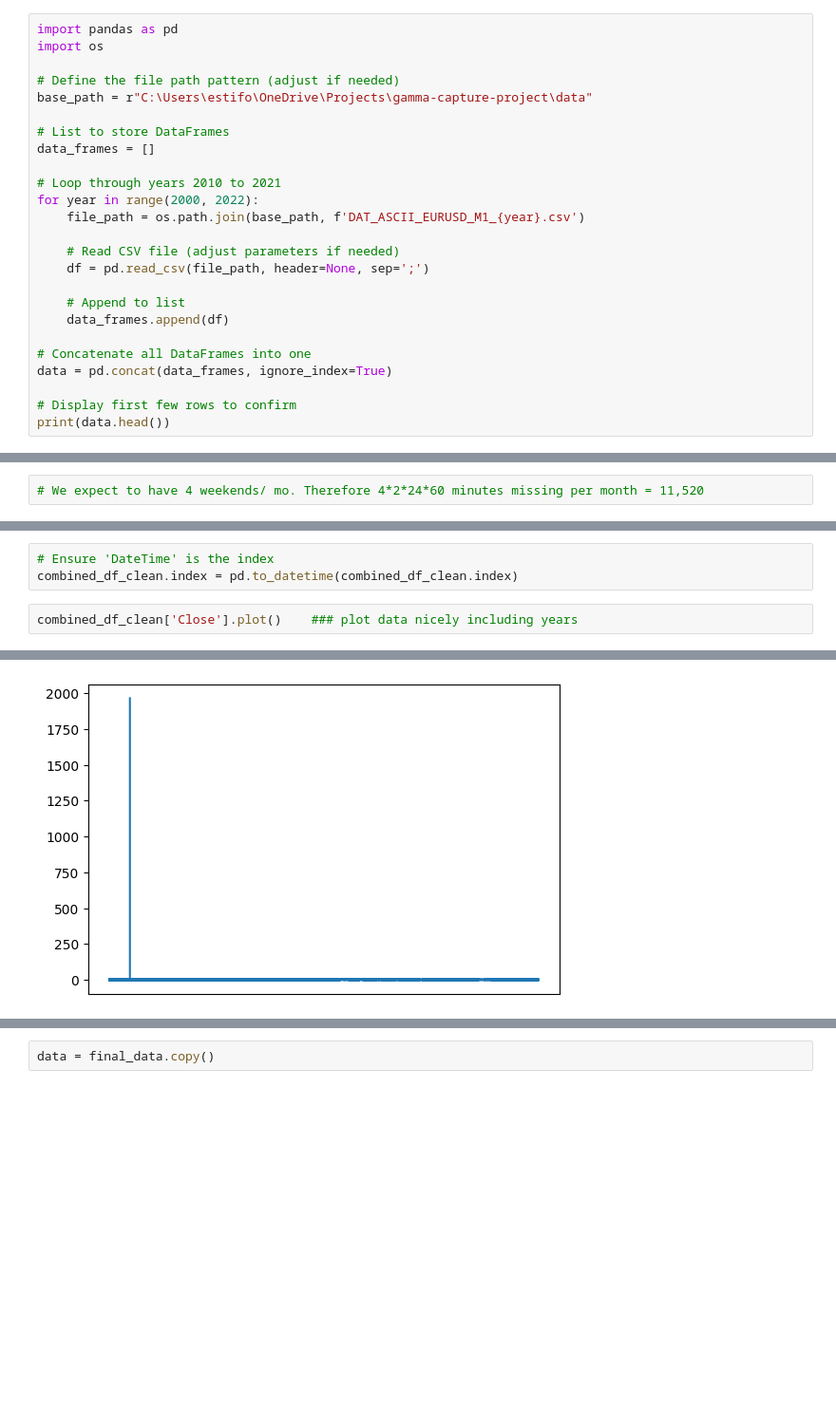
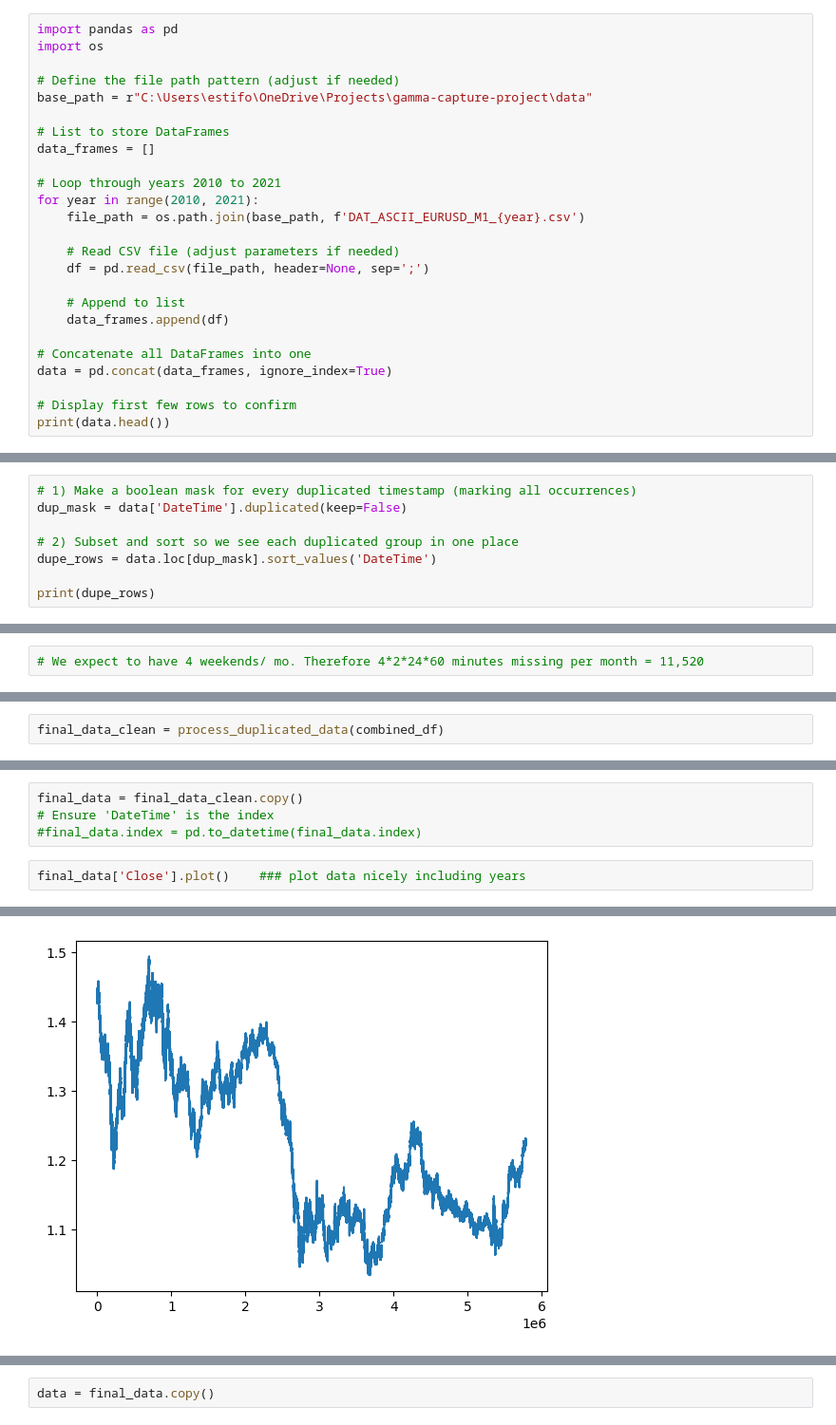
Before and after one commit to EstifanosShekour/Gamma-Capture-project-Lehigh-MFE, a Jupyter notebook: src/main.ipynb, the cells around one changed output, grey strips where cells are left out. Shown at 95% size. Saved outputs shown, nothing was run; the diff lists cells and outputs as text; blank space fills up the shorter version.

```diff
--- a/src/main.ipynb
+++ b/src/main.ipynb
@@ -38,7 +46,7 @@ base_path = r"C:\Users\estifo\OneDrive\Projects\gamma-capture-project\data"
 data_frames = []
 
 # Loop through years 2010 to 2021
-for year in range(2000, 2022):
+for year in range(2010, 2021):
     file_path = os.path.join(base_path, f'DAT_ASCII_EURUSD_M1_{year}.csv')
 
     # Read CSV file (adjust parameters if needed)
@@ -88,0 +114,8 @@ data['DateTime'] = pd.to_datetime(data['DateTime'], format='%Y%m%d %H%M%S')
+# %%
+# 1) Make a boolean mask for every duplicated timestamp (marking all occurrences)
+dup_mask = data['DateTime'].duplicated(keep=False)
+
+# 2) Subset and sort so we see each duplicated group in one place
+dupe_rows = data.loc[dup_mask].sort_values('DateTime')
+
+print(dupe_rows)
@@ -451,0 +566,2 @@ KeyboardInterrupt:
+# %%
+final_data_clean = process_duplicated_data(combined_df)
@@ -452,11 +629,12 @@ KeyboardInterrupt:
 # %%
+final_data = final_data_clean.copy()
 # Ensure 'DateTime' is the index
-combined_df_clean.index = pd.to_datetime(combined_df_clean.index)
+#final_data.index = pd.to_datetime(final_data.index)
 # %%
-combined_df_clean['Close'].plot()    ### plot data nicely including years
+final_data['Close'].plot()    ### plot data nicely including years
 # %% [output]
 <Axes: >
-[figure, old version]
+[figure, new version]
 # %%
 final_data
 # %% [output]
```
Also changed, not shown: parts of 113 cells of this notebook, 1 other file.
